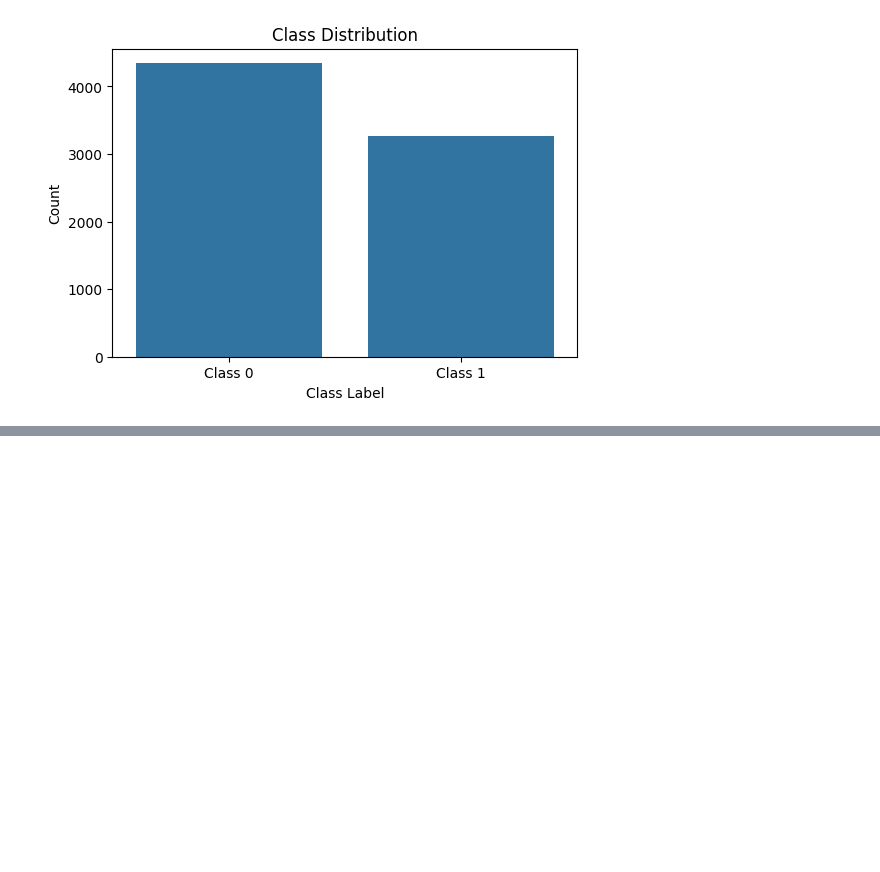
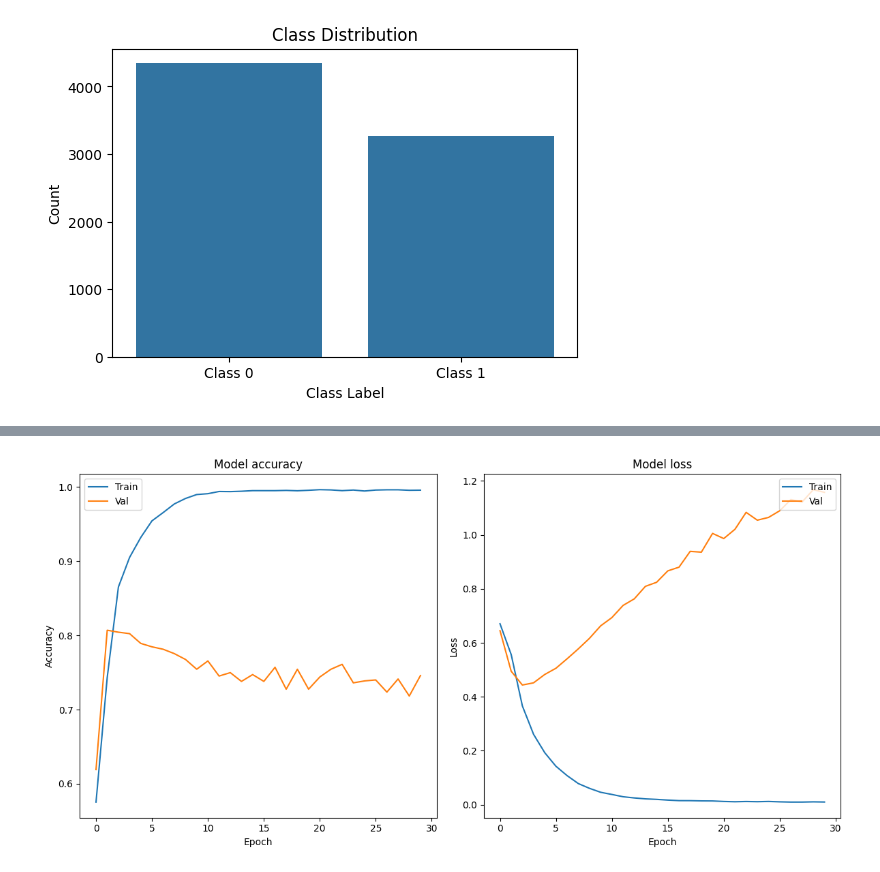
Before and after one commit to amrkld/-Disaster-Tweet-Classification-NLP-model, a Jupyter notebook: model.ipynb, the cells around one changed output, grey strips where cells are left out. Saved outputs shown, nothing was run; the diff lists cells and outputs as text; code cells hidden in the pictures; blank space fills up the shorter version.

Commit message:
Basic model (For testing)

```diff
--- a/model.ipynb
+++ b/model.ipynb
@@ -270,2 +264,0 @@ X_train['text'] = tokenizer.texts_to_sequences(X_train['text'])
-# %%
-X_train = X_train.drop(columns='sentence_lengths')
@@ -312,3 +264,0 @@ array([[3813,  463,  198, ...,    0,    0,    0],
-# %%
-X_train['text'] = padded_sequences.tolist()
-X_train
@@ -332 +292,4 @@ X_train_array = np.array(list(X_train['text']))
+# %%
+from sklearn.model_selection import train_test_split
+X_train, X_val, y_train, y_val = train_test_split(X_train_padded, y_train, test_size=0.2, random_state=42)
 # %%
@@ -345,4 +333,5 @@ model.compile(loss='binary_crossentropy',optimizer='adam',metrics=['accuracy'])
 # %%
-num_epochs = 30
-history = model.fit(X_train, y_train, epochs=num_epochs, verbose=2)
+# Train the model
+num_epochs = 30  # Example number of epochs (adjust as needed)
+history = model.fit(X_train, y_train, epochs=num_epochs, validation_data=(X_val, y_val), verbose=2)
 # %% [output]
@@ -349,0 +355,31 @@ ValueError: Failed to convert a NumPy array to a Tensor (Unsupported object type
+# %%
+import matplotlib.pyplot as plt
+# Plot training history
+def plot_history(history):
+    plt.figure(figsize=(12, 6))
+
+    # Plot training & validation accuracy values
+    plt.subplot(1, 2, 1)
+    plt.plot(history.history['accuracy'])
+    plt.plot(history.history['val_accuracy'])
+    plt.title('Model accuracy')
+    plt.xlabel('Epoch')
+    plt.ylabel('Accuracy')
+    plt.legend(['Train', 'Val'], loc='upper left')
+
+    # Plot training & validation loss values
+    plt.subplot(1, 2, 2)
+    plt.plot(history.history['loss'])
+    plt.plot(history.history['val_loss'])
+    plt.title('Model loss')
+    plt.xlabel('Epoch')
+    plt.ylabel('Loss')
+    plt.legend(['Train', 'Val'], loc='upper right')
+
+    plt.tight_layout()
+    plt.show()
+
+# Call the function to plot history
+plot_history(history)
+# %% [output]
+[figure, added]
```
Also changed, not shown: parts of 10 cells of this notebook.
